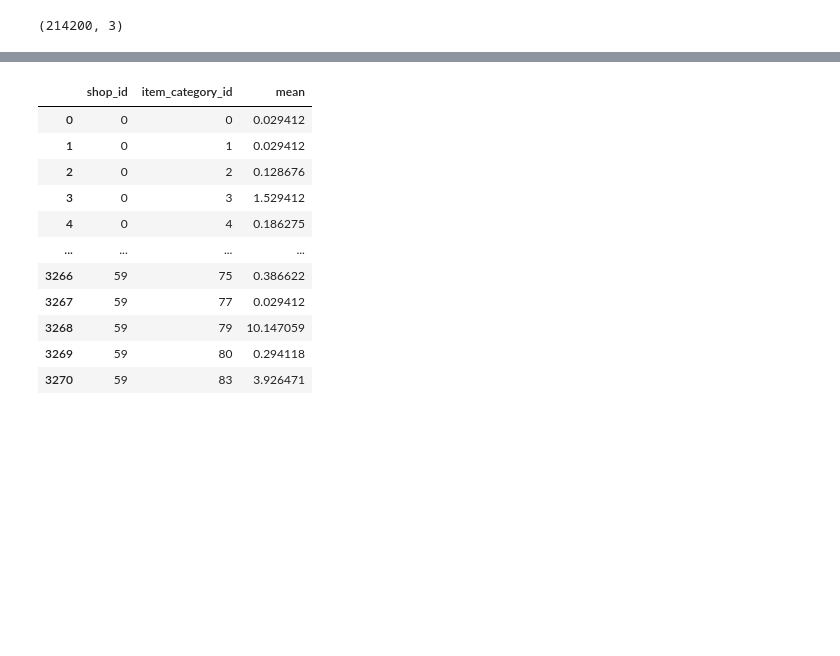
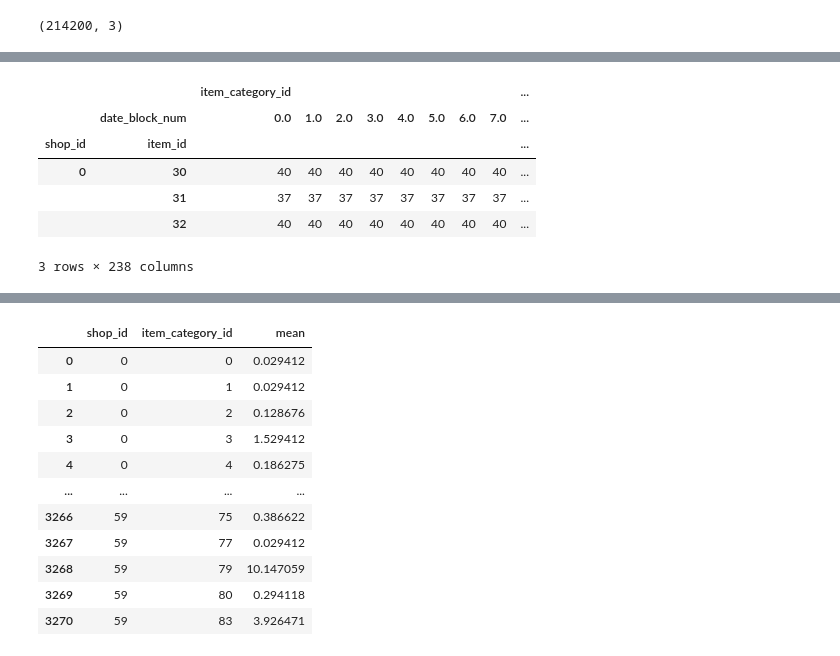
Before and after one commit to the-chiefdom/Predict_Future_Sales, a Jupyter notebook: 03_Train_Tune_Model.ipynb, the cells around one changed output, grey strips where cells are left out. Drawn from its saved outputs; the diff is of its cells as text; code cells hidden in the pictures; blank space fills up the shorter version.

```diff
--- a/03_Train_Tune_Model.ipynb
+++ b/03_Train_Tune_Model.ipynb
@@ -54,0 +73,10 @@ df.head()
+# %%
+dataset.head(3)
+# %% [output]
+|  |  | item_category_id |  |  |  |  |  |  |  | ... |
+|  | date_block_num | 0.0 | 1.0 | 2.0 | 3.0 | 4.0 | 5.0 | 6.0 | 7.0 | ... |
+| shop_id | item_id |  |  |  |  |  |  |  |  | ... |
+| 0 | 30 | 40 | 40 | 40 | 40 | 40 | 40 | 40 | 40 | ... |
+|  | 31 | 37 | 37 | 37 | 37 | 37 | 37 | 37 | 37 | ... |
+|  | 32 | 40 | 40 | 40 | 40 | 40 | 40 | 40 | 40 | ... |
+3 rows × 238 columns
```
Also changed, not shown: parts of 27 cells of this notebook.
